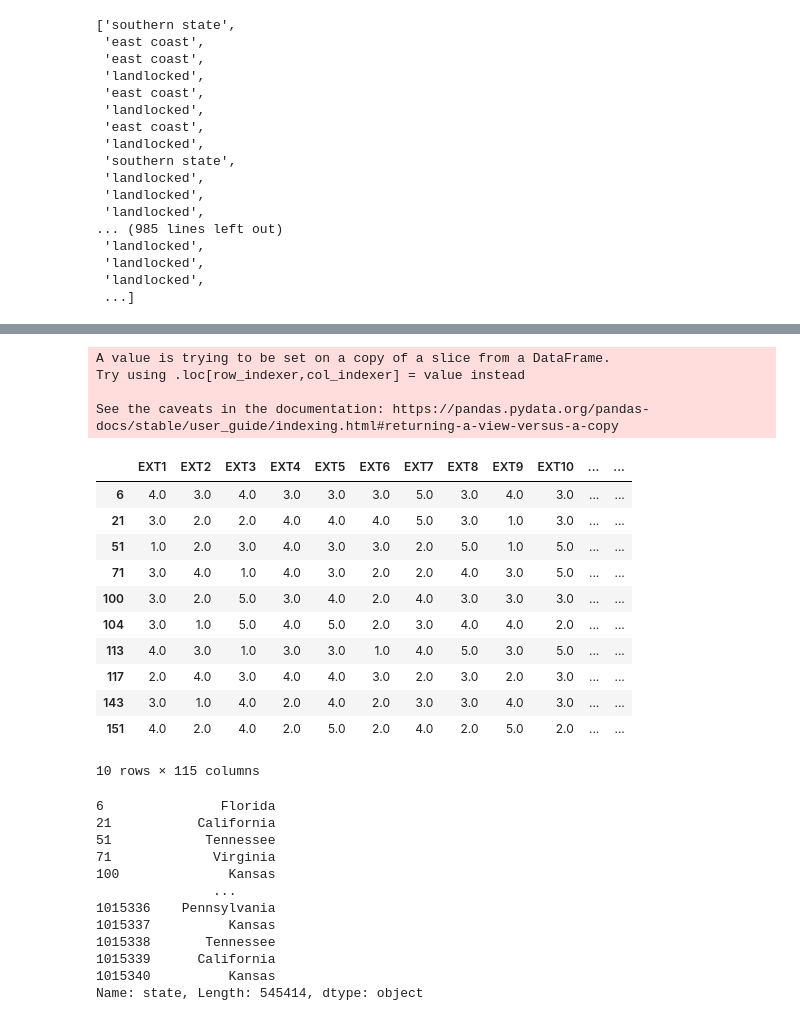
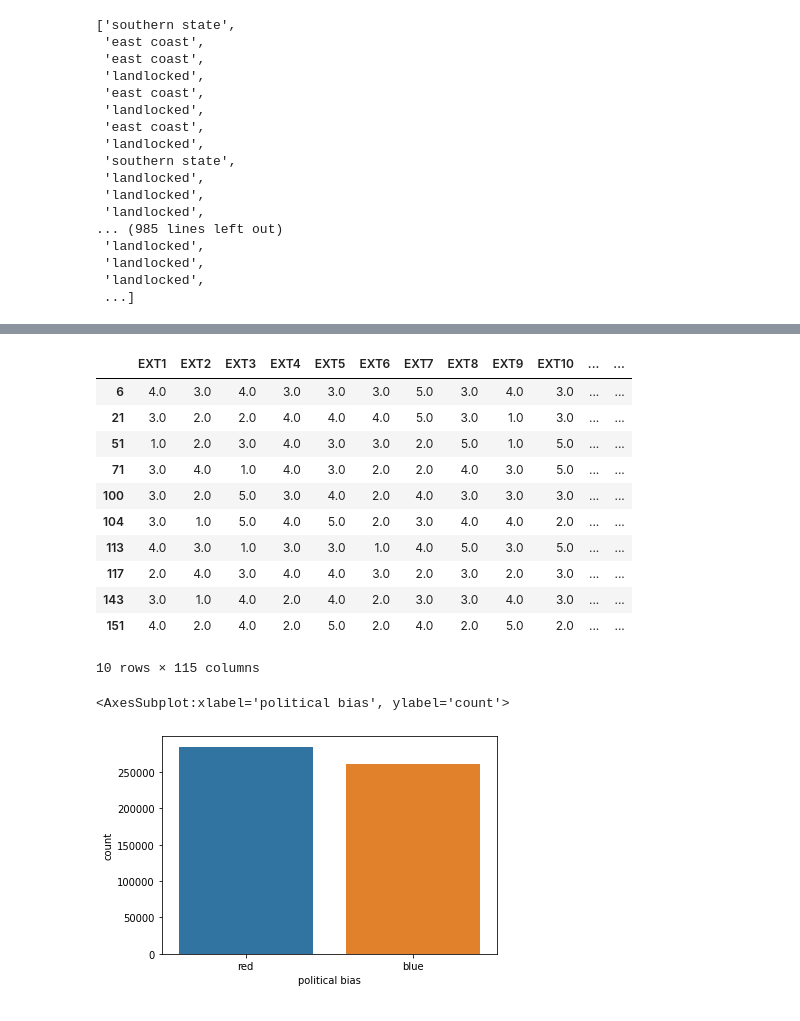
Before and after one commit to marvin2311/BigFive_Personality_Analysis, a Jupyter notebook: Notebook_Eric.ipynb, the cells around one changed output, grey strips where cells are left out. Drawn from its saved outputs; the diff is of its cells as text; code cells hidden in the pictures.

Commit message:
examining state/region distribution

```diff
--- a/Notebook_Eric.ipynb
+++ b/Notebook_Eric.ipynb
@@ -266,8 +266,11 @@ sns.countplot(data= Dataset_USA, x = Dataset_USA['daytime'] )
 # %%
 import reverse_geocoder as rg
 
-latitudesUS = Dataset_USA['lat_appx_lots_of_err'].tolist()
-longitudesUS = Dataset_USA['long_appx_lots_of_err'].tolist()
+Dataset_USA = Dataset_USA.rename(columns = {"lat_appx_lots_of_err":"lat_appx", "long_appx_lots_of_err":"long_appx"})
+Dataset_USA.head()
+
+latitudesUS = Dataset_USA['lat_appx'].tolist()
+longitudesUS = Dataset_USA['long_appx'].tolist()
 
 coordinates = zip(latitudesUS,longitudesUS)
 
@@ -340,6 +337,6 @@ See the caveats in the documentation: https://pandas.pydata.org/pandas-docs/stab
 # %%
-positive_longitudes = Dataset_USA['long_appx_lots_of_err'].astype(float).abs()
-latitudes_for_regionsplit = latitudesUS = Dataset_USA['lat_appx_lots_of_err'].tolist()
+positive_longitudes = Dataset_USA['long_appx'].astype(float).abs()
+latitudes_for_regionsplit = latitudesUS = Dataset_USA['lat_appx'].tolist()
 
 coordinates = zip(latitudes_for_regionsplit, positive_longitudes)
 
@@ -411,0 +403,7 @@ array(['Florida', 'California', 'Tennessee', 'Virginia', 'Kansas',
+# %%
+Dataset_USA.drop(Dataset_USA.loc[Dataset_USA['state']== 'Baja California'].index, inplace=True)
+Dataset_USA.drop(Dataset_USA.loc[Dataset_USA['state']== 'New Brunswick'].index, inplace=True)
+Dataset_USA.drop(Dataset_USA.loc[Dataset_USA['state']== 'British Columbia'].index, inplace=True)
+Dataset_USA.drop(Dataset_USA.loc[Dataset_USA['state']== 'Manitoba'].index, inplace=True)
+Dataset_USA.drop(Dataset_USA.loc[Dataset_USA['state']== 'Western'].index, inplace=True)
+Dataset_USA['state'].unique()
@@ -429,12 +436,10 @@ yellow = ['Baja California','Ontario', 'Western', 'New Brunswick','British Colum
 states = Dataset_USA['state']
 political_bias = []
 for s in states:
-    if any(s in states for s in democratics):
+    if s in democratics:
         political_bias.append('blue')
-    elif any(s in states for s in republicans):
+    else:
         political_bias.append('red')
-    else:
-        political_bias.append('yellow')
 
 #df['Category'] = df['Count']
 #df.loc[df['state'] > 3, 'political bias'] = 'red'
@@ -448,33 +453,22 @@ Dataset_USA.head(10)
 
 #not mature yet.. as you can see in the output
 # %% [output]
+|  | EXT1 | EXT2 | EXT3 | EXT4 | EXT5 | EXT6 | EXT7 | EXT8 | EXT9 | EXT10 | ... | ... |
+| 6 | 4.0 | 3.0 | 4.0 | 3.0 | 3.0 | 3.0 | 5.0 | 3.0 | 4.0 | 3.0 | ... | ... |
+| 21 | 3.0 | 2.0 | 2.0 | 4.0 | 4.0 | 4.0 | 5.0 | 3.0 | 1.0 | 3.0 | ... | ... |
+| 51 | 1.0 | 2.0 | 3.0 | 4.0 | 3.0 | 3.0 | 2.0 | 5.0 | 1.0 | 5.0 | ... | ... |
+| 71 | 3.0 | 4.0 | 1.0 | 4.0 | 3.0 | 2.0 | 2.0 | 4.0 | 3.0 | 5.0 | ... | ... |
+| 100 | 3.0 | 2.0 | 5.0 | 3.0 | 4.0 | 2.0 | 4.0 | 3.0 | 3.0 | 3.0 | ... | ... |
+| 104 | 3.0 | 1.0 | 5.0 | 4.0 | 5.0 | 2.0 | 3.0 | 4.0 | 4.0 | 2.0 | ... | ... |
+| 113 | 4.0 | 3.0 | 1.0 | 3.0 | 3.0 | 1.0 | 4.0 | 5.0 | 3.0 | 5.0 | ... | ... |
+| 117 | 2.0 | 4.0 | 3.0 | 4.0 | 4.0 | 3.0 | 2.0 | 3.0 | 2.0 | 3.0 | ... | ... |
+| 143 | 3.0 | 1.0 | 4.0 | 2.0 | 4.0 | 2.0 | 3.0 | 3.0 | 4.0 | 3.0 | ... | ... |
+| 151 | 4.0 | 2.0 | 4.0 | 2.0 | 5.0 | 2.0 | 4.0 | 2.0 | 5.0 | 2.0 | ... | ... |
-A value is trying to be set on a copy of a slice from a DataFrame.
-Try using .loc[row_indexer,col_indexer] = value instead
-
-See the caveats in the documentation: https://pandas.pydata.org/pandas-docs/stable/user_guide/indexing.html#returning-a-view-versus-a-copy
+10 rows × 115 columns
-|  | EXT1 | EXT2 | EXT3 | EXT4 | EXT5 | EXT6 | EXT7 | EXT8 | EXT9 | EXT10 | ... | ... |
-| 6 | 4.0 | 3.0 | 4.0 | 3.0 | 3.0 | 3.0 | 5.0 | 3.0 | 4.0 | 3.0 | ... | ... |
-| 21 | 3.0 | 2.0 | 2.0 | 4.0 | 4.0 | 4.0 | 5.0 | 3.0 | 1.0 | 3.0 | ... | ... |
-| 51 | 1.0 | 2.0 | 3.0 | 4.0 | 3.0 | 3.0 | 2.0 | 5.0 | 1.0 | 5.0 | ... | ... |
-| 71 | 3.0 | 4.0 | 1.0 | 4.0 | 3.0 | 2.0 | 2.0 | 4.0 | 3.0 | 5.0 | ... | ... |
-| 100 | 3.0 | 2.0 | 5.0 | 3.0 | 4.0 | 2.0 | 4.0 | 3.0 | 3.0 | 3.0 | ... | ... |
-| 104 | 3.0 | 1.0 | 5.0 | 4.0 | 5.0 | 2.0 | 3.0 | 4.0 | 4.0 | 2.0 | ... | ... |
-| 113 | 4.0 | 3.0 | 1.0 | 3.0 | 3.0 | 1.0 | 4.0 | 5.0 | 3.0 | 5.0 | ... | ... |
-| 117 | 2.0 | 4.0 | 3.0 | 4.0 | 4.0 | 3.0 | 2.0 | 3.0 | 2.0 | 3.0 | ... | ... |
-| 143 | 3.0 | 1.0 | 4.0 | 2.0 | 4.0 | 2.0 | 3.0 | 3.0 | 4.0 | 3.0 | ... | ... |
-| 151 | 4.0 | 2.0 | 4.0 | 2.0 | 5.0 | 2.0 | 4.0 | 2.0 | 5.0 | 2.0 | ... | ... |
-10 rows × 115 columns
 # %%
+sns.countplot(data= Dataset_USA, x = Dataset_USA['state'] )
+sns.countplot(data= Dataset_USA, x = Dataset_USA['region'] )
+sns.countplot(data= Dataset_USA, x = Dataset_USA['political bias'] )
 # %% [output]
-6               Florida
-21           California
-51            Tennessee
-71             Virginia
-100              Kansas
-               ...
-1015336    Pennsylvania
-1015337          Kansas
-1015338       Tennessee
-1015339      California
-1015340          Kansas
-Name: state, Length: 545414, dtype: object
+<AxesSubplot:xlabel='political bias', ylabel='count'>
+[figure, added]
```
Also changed, not shown: parts of 11 cells of this notebook.
